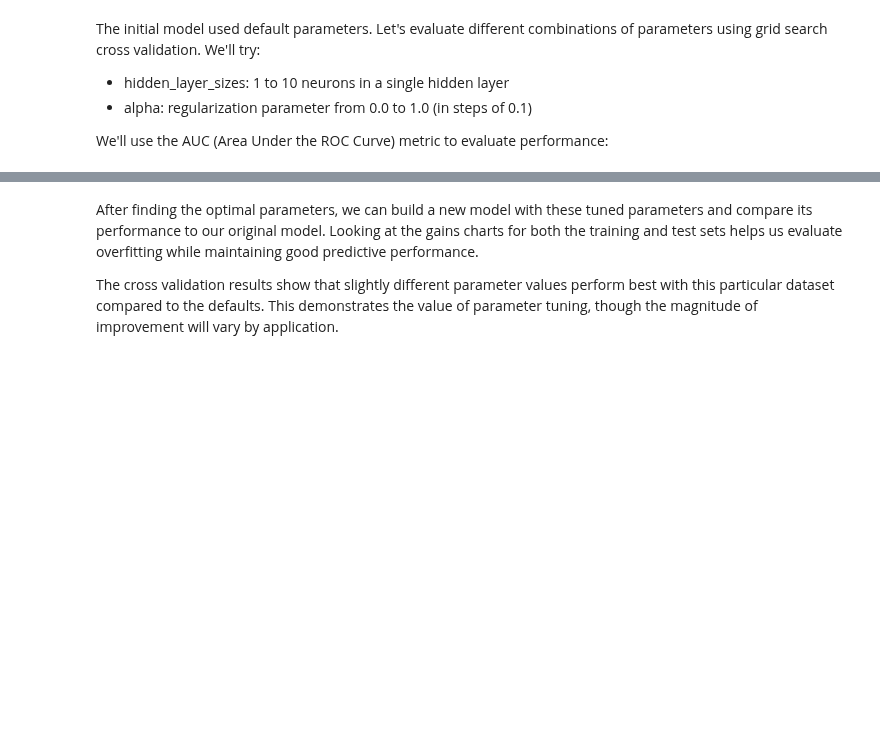
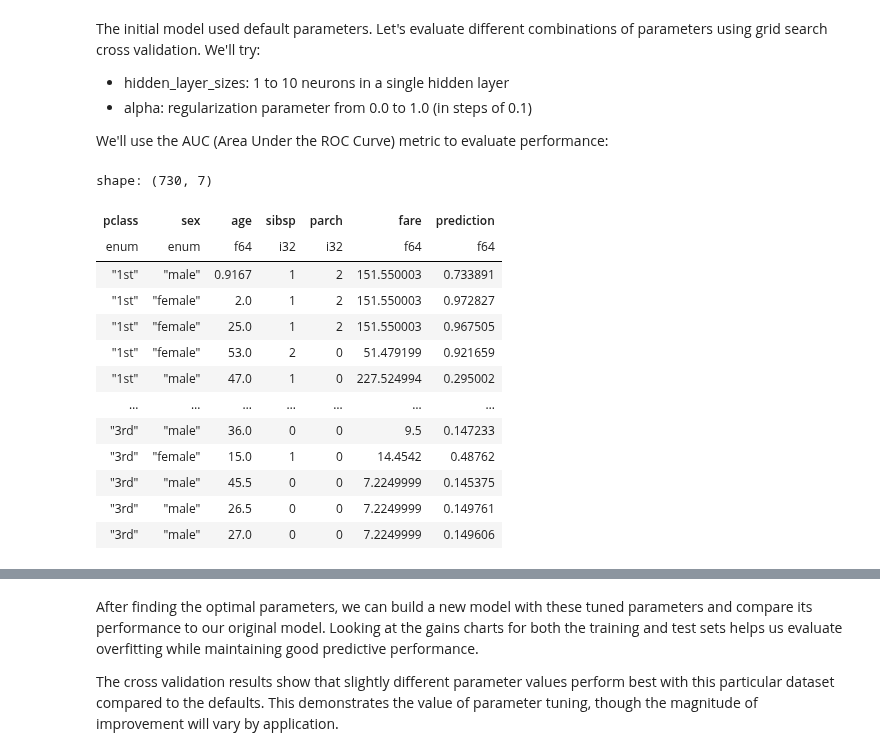
Before and after one commit to radiant-ai-hub/pyrsm, a Jupyter notebook: examples/model/model-mlp-classification.ipynb, the cells around one changed output, grey strips where cells are left out. Saved outputs shown, nothing was run; the diff lists cells and outputs as text; code cells hidden in the pictures; blank space fills up the shorter version.

```diff
--- a/examples/model/model-mlp-classification.ipynb
+++ b/examples/model/model-mlp-classification.ipynb
@@ -198,7 +202,7 @@ ds.plot()
 # %% [output]
 [figure]
 # %%
-titanic = titanic.with_columns(pred=clf_nn.predict(titanic).get_column("prediction"))
+titanic = titanic.with_columns(pred=clv_mlp.predict(titanic).get_column("prediction"))
 titanic
 # %% [output]
 shape: (1_043, 11)
@@ -276,7 +307,22 @@ The initial model used default parameters. Let's evaluate different combinations
 
 We'll use the AUC (Area Under the ROC Curve) metric to evaluate performance:
 # %%
-clf_nn.predict()
+clv_mlp.predict()
+# %% [output]
+shape: (730, 7)
+| pclass | sex | age | sibsp | parch | fare | prediction |
+| enum | enum | f64 | i32 | i32 | f64 | f64 |
+| "1st" | "male" | 0.9167 | 1 | 2 | 151.550003 | 0.733891 |
+| "1st" | "female" | 2.0 | 1 | 2 | 151.550003 | 0.972827 |
+| "1st" | "female" | 25.0 | 1 | 2 | 151.550003 | 0.967505 |
+| "1st" | "female" | 53.0 | 2 | 0 | 51.479199 | 0.921659 |
+| "1st" | "male" | 47.0 | 1 | 0 | 227.524994 | 0.295002 |
+| … | … | … | … | … | … | … |
+| "3rd" | "male" | 36.0 | 0 | 0 | 9.5 | 0.147233 |
+| "3rd" | "female" | 15.0 | 1 | 0 | 14.4542 | 0.48762 |
+| "3rd" | "male" | 45.5 | 0 | 0 | 7.2249999 | 0.145375 |
+| "3rd" | "male" | 26.5 | 0 | 0 | 7.2249999 | 0.149761 |
+| "3rd" | "male" | 27.0 | 0 | 0 | 7.2249999 | 0.149606 |
 # %%
 hls = [(i,) for i in range(1, 11)]
 param_grid = {"hidden_layer_sizes": hls, "alpha": pl.linear_space(0, 1, 11, eager=True).round(1).to_list()}
```
Also changed, not shown: parts of 26 cells of this notebook, 25 other files.
